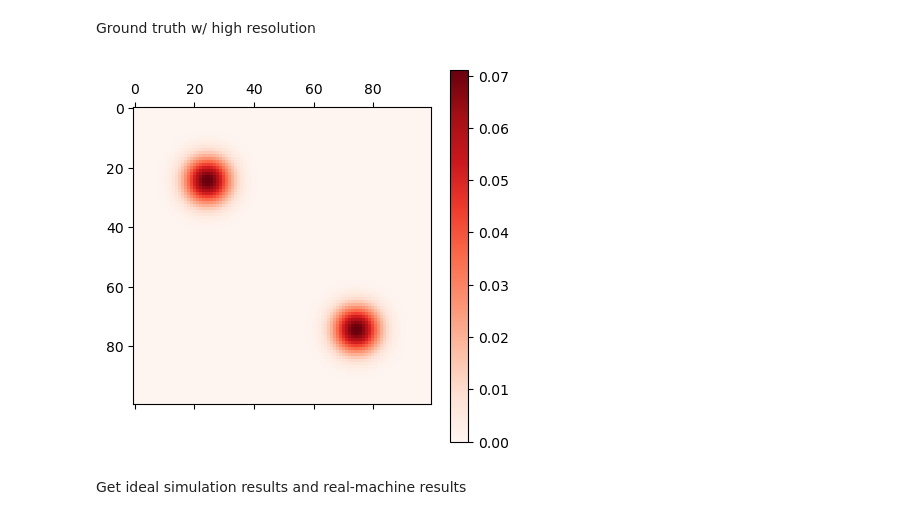
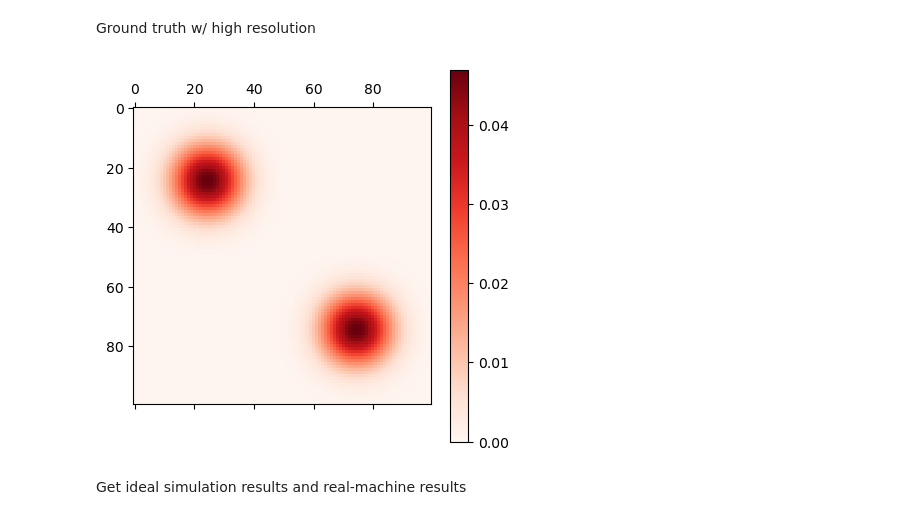
Before and after one commit to jli0108/quantum-diff-eq-ham-ebd, a Jupyter notebook: src/figures_2d_advection.ipynb, the cells around one changed output. Cells and saved outputs as stored; diff of their text form; code cells hidden in the pictures.

```diff
--- a/src/figures_2d_advection.ipynb
+++ b/src/figures_2d_advection.ipynb
@@ -48,7 +48,7 @@ psi_0_2d = np.zeros((N_high_res,N_high_res))
 # assert theta <= np.pi/4
 width = N_high_res // 4
 sigma = 0.08
-gaussian = np.exp(-0.5 * ((np.arange(-width, width) / (N-1)) / sigma) ** 2)
+gaussian = np.exp(-0.5 * ((np.arange(-width, width) / (N_high_res-1)) / sigma) ** 2)
 gaussian /= np.linalg.norm(gaussian)
 
 
@@ -62,34 +62,34 @@ for mean in [N_high_res // 4 - 1, 3 * N_high_res // 4 - 1]:
 for mean in [N_high_res // 4 - 1, 3 * N_high_res // 4 - 1]:
 
     for i in range(min(width, mean, N_high_res - mean - 2)):
         theta = np.arccos(gaussian[width+i] / np.linalg.norm(gaussian[width+i:]))
 
         a = np.copy(psi_0_2d[:,mean+i+1])
         psi_0_2d[:,mean+i+1] = np.cos(theta) * a
         psi_0_2d[:,mean+i+2] = np.sin(theta) * a
 
         a = np.copy(psi_0_2d[:,mean-i])
         psi_0_2d[:,mean-i] = np.cos(theta) * a
         psi_0_2d[:,mean-i-1] = np.sin(theta) * a
 
     for i in range(min(width, mean, N_high_res - mean - 2)):
         theta = np.arccos(gaussian[width+i] / np.linalg.norm(gaussian[width+i:]))
 
         a = np.copy(psi_0_2d[mean+i+1,:])
         psi_0_2d[mean+i+1,:] = np.cos(theta) * a
         psi_0_2d[mean+i+2,:] = np.sin(theta) * a
 
         a = np.copy(psi_0_2d[mean-i,:])
         psi_0_2d[mean-i,:] = np.cos(theta) * a
         psi_0_2d[mean-i-1,:] = np.sin(theta) * a
 
 psi_0_2d /= np.linalg.norm(psi_0_2d)
 
 plt.matshow(psi_0_2d, cmap="Reds")
 plt.colorbar()
 plt.show()
 # %% [output]
-[figure, old version]
+[figure, new version]
 # %%
 psi_0 = psi_0_2d
 
```
Also changed, not shown: parts of 9 cells of this notebook, 6 other files.
